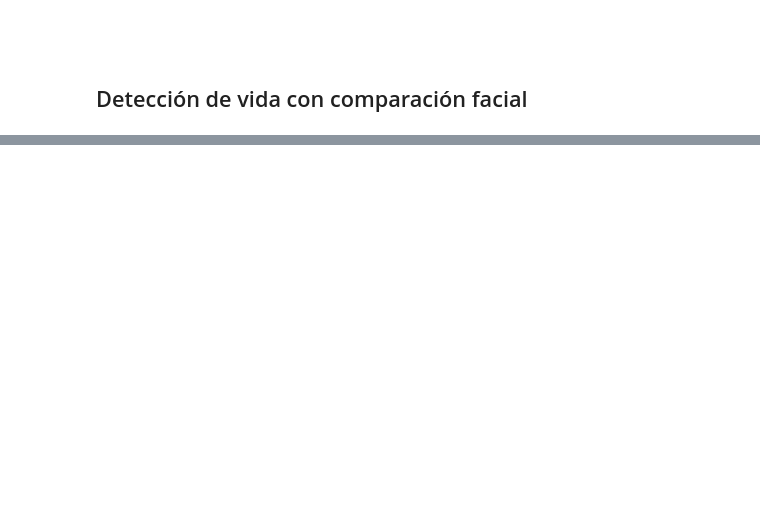
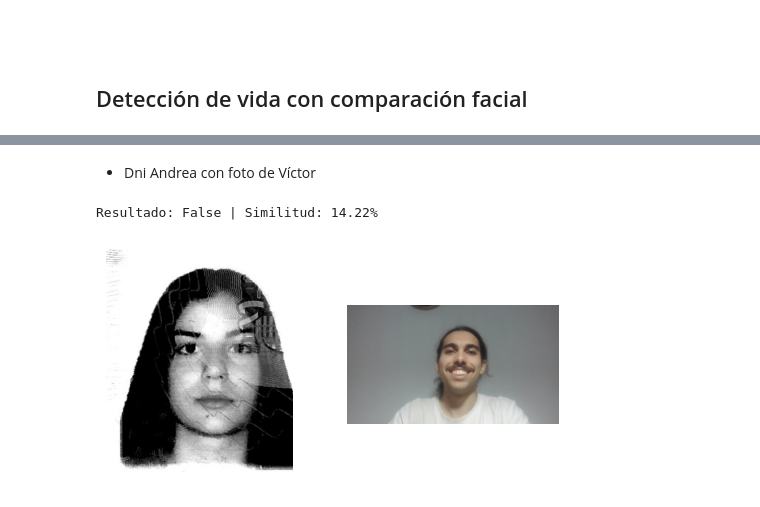
Before and after one commit to vicSA5/FacePhi-Challenge-2026-Bi-metrics, a Jupyter notebook: main.ipynb, the cells around one changed output, grey strips where cells are left out. Drawn from its saved outputs; the diff is of its cells as text; code cells hidden in the pictures; blank space fills up the shorter version.

```diff
--- a/main.ipynb
+++ b/main.ipynb
@@ -762,0 +867,7 @@ print(date(2020, 5, 5).strftime("%Y-%m-%d"))
+# %% [markdown]
+- Dni Andrea con foto de Víctor
+# %%
+compararFotos("./cara dni/dniAnd.jpg","./cara dni/fotoVic.jpg")
+# %% [output]
+Resultado: False | Similitud: 14.22%
+[figure, added]
```
Also changed, not shown: parts of 33 cells of this notebook, 7 other files.
